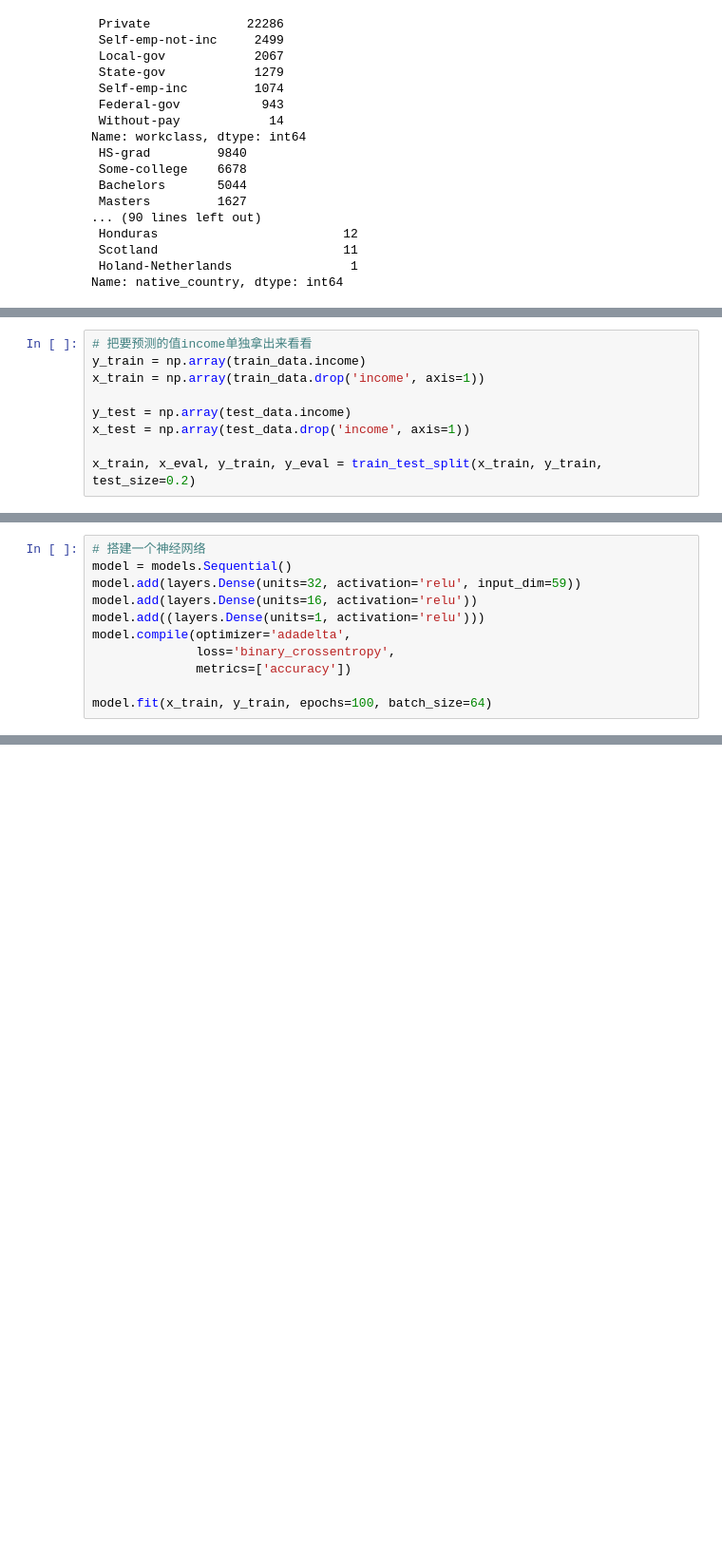
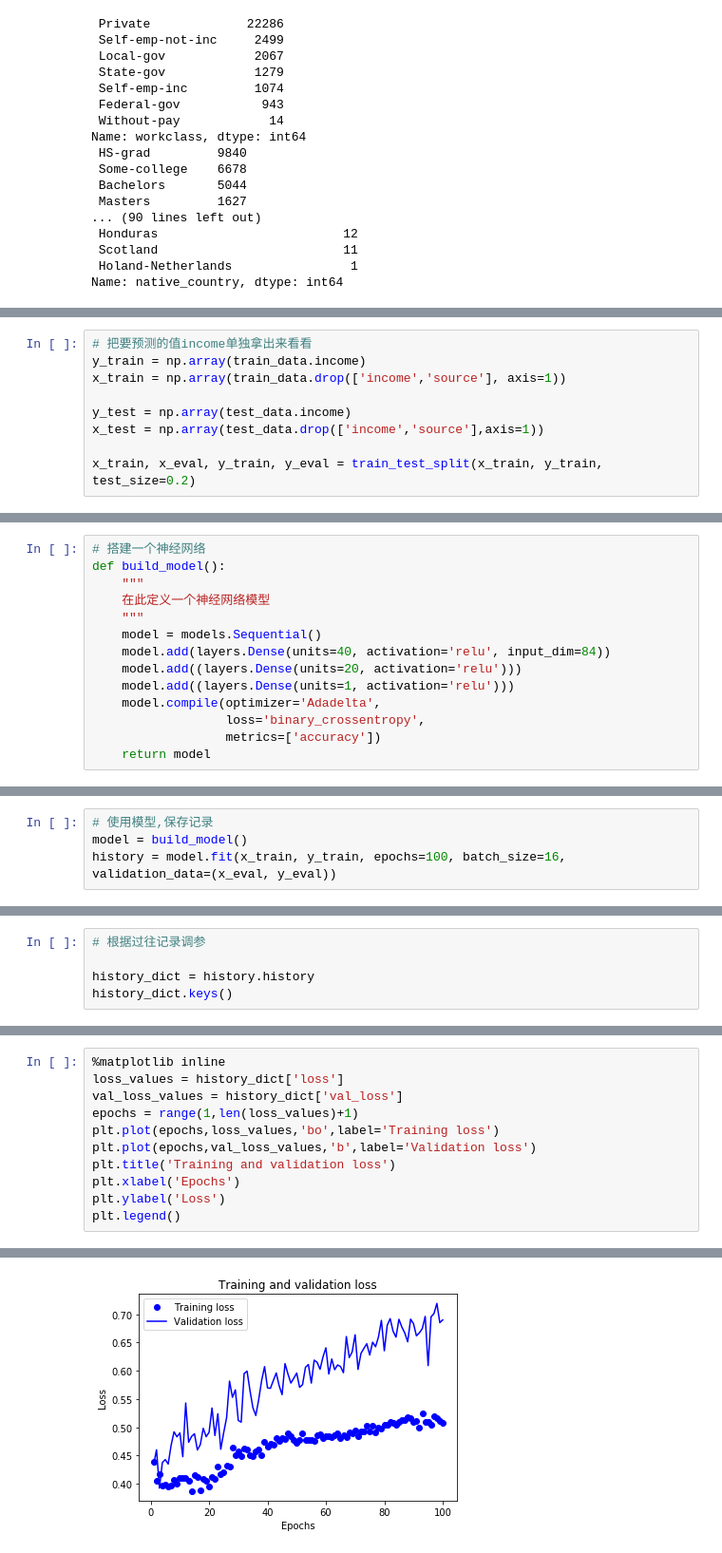
Before and after one commit to pingdixiaoguai/adult-income-prediction, a Jupyter notebook: ann.ipynb, the cells around one changed output, grey strips where cells are left out. Shown at 95% size. Saved outputs shown, nothing was run; the diff lists cells and outputs as text; blank space fills up the shorter version.

```diff
--- a/ann.ipynb
+++ b/ann.ipynb
@@ -250,9 +194,9 @@ test_data.loc[:, num] = scaler.fit_transform(test_data.loc[:, num])
 # %%
 # 把要预测的值income单独拿出来看看
 y_train = np.array(train_data.income)
-x_train = np.array(train_data.drop('income', axis=1))
+x_train = np.array(train_data.drop(['income','source'], axis=1))
 
 y_test = np.array(test_data.income)
-x_test = np.array(test_data.drop('income', axis=1))
+x_test = np.array(test_data.drop(['income','source'],axis=1))
 
 x_train, x_eval, y_train, y_eval = train_test_split(x_train, y_train, test_size=0.2)
@@ -264,11 +203,14 @@ x_train, x_eval, y_train, y_eval = train_test_split(x_train, y_train, test_size=
 # %%
 # 搭建一个神经网络
-model = models.Sequential()
-model.add(layers.Dense(units=32, activation='relu', input_dim=59))
-model.add(layers.Dense(units=16, activation='relu'))
-model.add((layers.Dense(units=1, activation='relu')))
-model.compile(optimizer='adadelta',
-              loss='binary_crossentropy',
-              metrics=['accuracy'])
-
-model.fit(x_train, y_train, epochs=100, batch_size=64)
+def build_model():
+    """
+    在此定义一个神经网络模型
+    """
+    model = models.Sequential()
+    model.add(layers.Dense(units=40, activation='relu', input_dim=84))
+    model.add((layers.Dense(units=20, activation='relu')))
+    model.add((layers.Dense(units=1, activation='relu')))
+    model.compile(optimizer='Adadelta',
+                  loss='binary_crossentropy',
+                  metrics=['accuracy'])
+    return model
@@ -276,0 +217,4 @@ ValueError: Error when checking input: expected dense_16_input to have shape (59
+# %%
+# 使用模型,保存记录
+model = build_model()
+history = model.fit(x_train, y_train, epochs=100, batch_size=16, validation_data=(x_eval, y_eval))
@@ -276,0 +239,5 @@ ValueError: Error when checking input: expected dense_16_input to have shape (59
+# %%
+# 根据过往记录调参
+
+history_dict = history.history
+history_dict.keys()
@@ -276,0 +246,12 @@ ValueError: Error when checking input: expected dense_16_input to have shape (59
+# %%
+%matplotlib inline
+loss_values = history_dict['loss']
+val_loss_values = history_dict['val_loss']
+epochs = range(1,len(loss_values)+1)
+plt.plot(epochs,loss_values,'bo',label='Training loss')
+plt.plot(epochs,val_loss_values,'b',label='Validation loss')
+plt.title('Training and validation loss')
+plt.xlabel('Epochs')
+plt.ylabel('Loss')
+plt.legend()
+# %% [output]
@@ -276,0 +259 @@ ValueError: Error when checking input: expected dense_16_input to have shape (59
+[figure, added]
```
Also changed, not shown: parts of 34 cells of this notebook, 3 other files.
